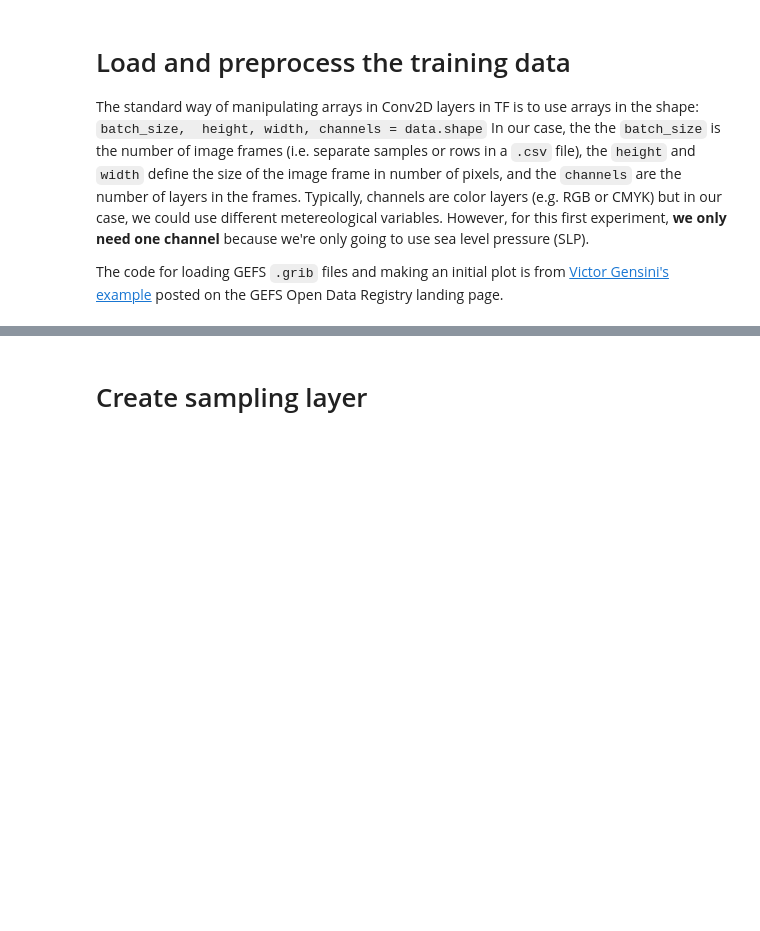
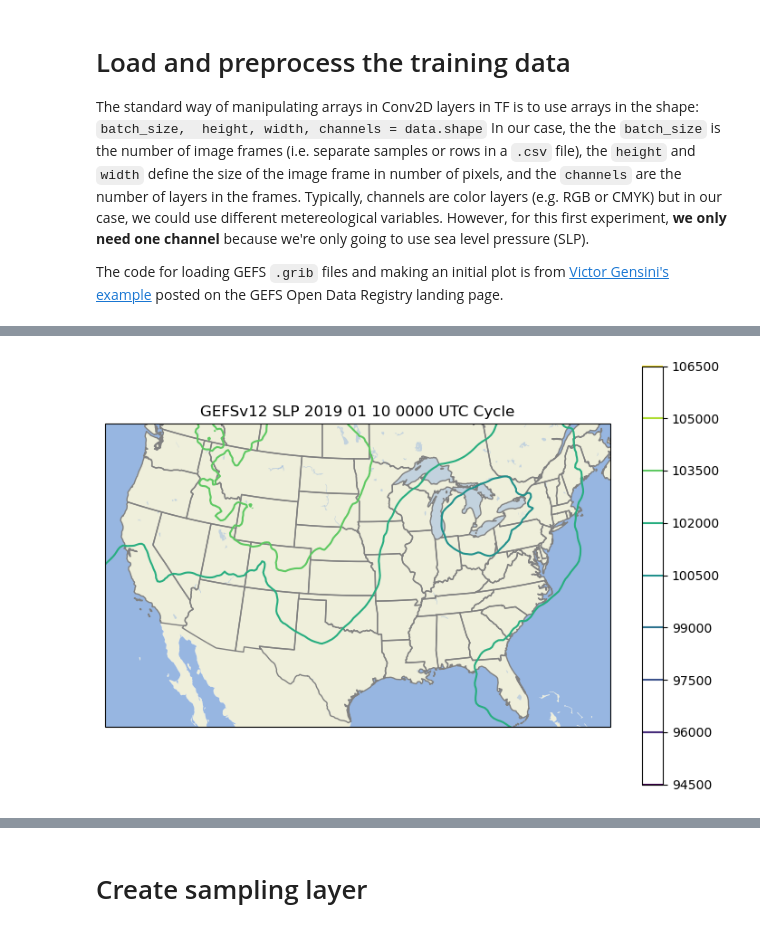
Before and after one commit to parallelworks/parsl_mpi, a Jupyter notebook: run_on_cluster/cvae-weather-ensemble/CVAE_example.ipynb, the cells around one changed output, grey strips where cells are left out. Saved outputs shown, nothing was run; the diff lists cells and outputs as text; code cells hidden in the pictures; blank space fills up the shorter version.

```diff
--- a/run_on_cluster/cvae-weather-ensemble/CVAE_example.ipynb
+++ b/run_on_cluster/cvae-weather-ensemble/CVAE_example.ipynb
@@ -52,7 +52,7 @@ The code for loading GEFS `.grib` files and making an initial plot is from [Vict
 # %%
 # Load data
 dat_dir = "/home/lobielodan/parsl_mpi/run_on_cluster/cvae-weather-ensemble/gefs_data/"
-dataset = netCDF4.Dataset(dat_dir + "pres_sfc_2019010100_c00.nc")
+dataset = netCDF4.Dataset(dat_dir + "pres_msl_2019010100_c00.nc")
 # %%
 # Look at data structure
 print(dataset)
@@ -66,20 +94,22 @@ for var in dataset.variables:
 # %%
 # Example for plot
 fig = plt.figure(figsize=(9,6))
 ax = plt.axes(projection = cartopy.crs.LambertConformal())
 ax.add_feature(cartopy.feature.LAND)
 ax.add_feature(cartopy.feature.OCEAN)
 ax.add_feature(cartopy.feature.LAKES, alpha = 0.5)
 ax.add_feature(cartopy.feature.STATES, edgecolor='grey')
 plt.contour(
     dataset.variables['lon'][:], # longitudes
     dataset.variables['lat'][:], # latitudes
-    dataset.variables['sp'][0,:,:],# actual data
+    dataset.variables['msl'][0,:,:],# actual data
     transform = cartopy.crs.PlateCarree())#, levels=np.arange(30000,110000,20000))
 plt.title('GEFSv12 SLP 2019 01 10 0000 UTC Cycle')
 ax.set_extent([-120, -73, 23, 50])
 plt.colorbar()
 plt.show()
+# %% [output]
+[figure, added]
 # %%
 # Use MNIST data preproc as template
 many_time_steps = False
```
Also changed, not shown: parts of 12 cells of this notebook.
